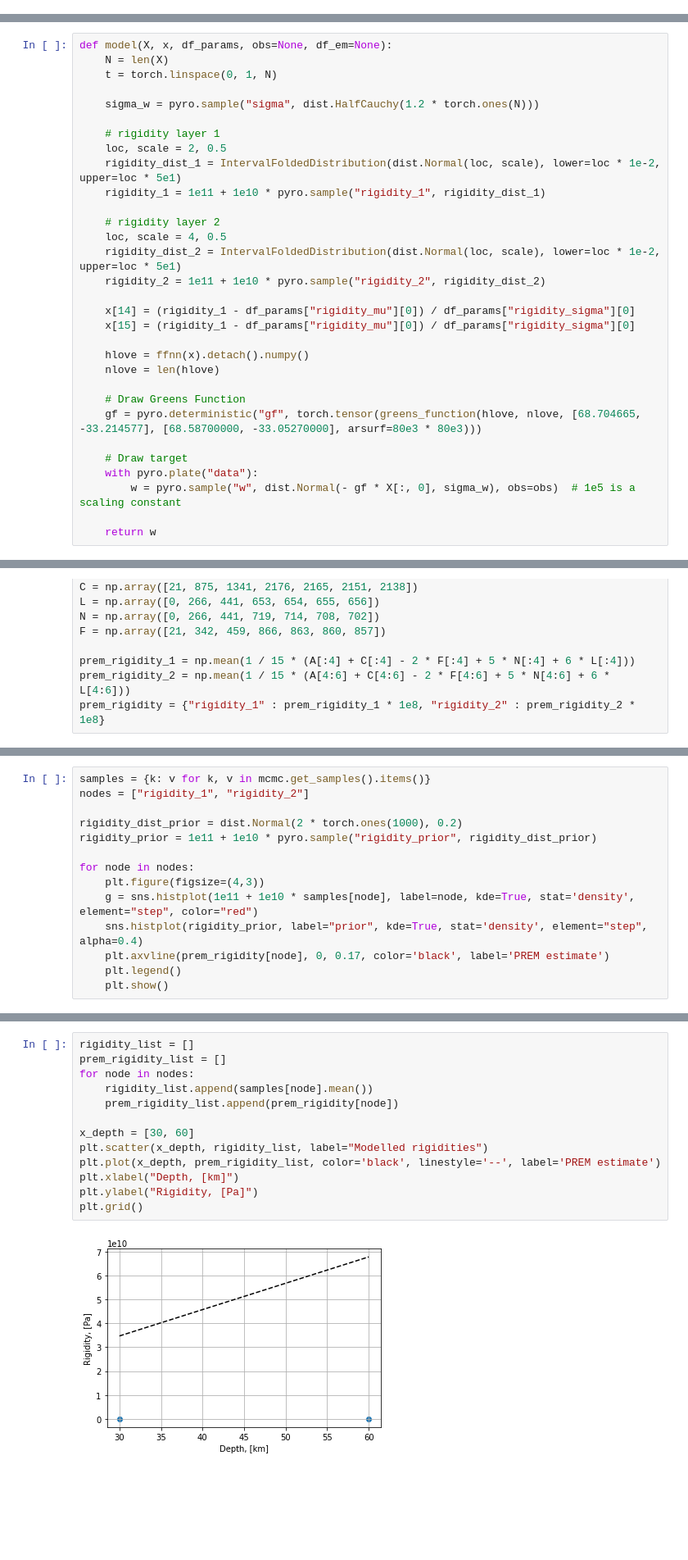
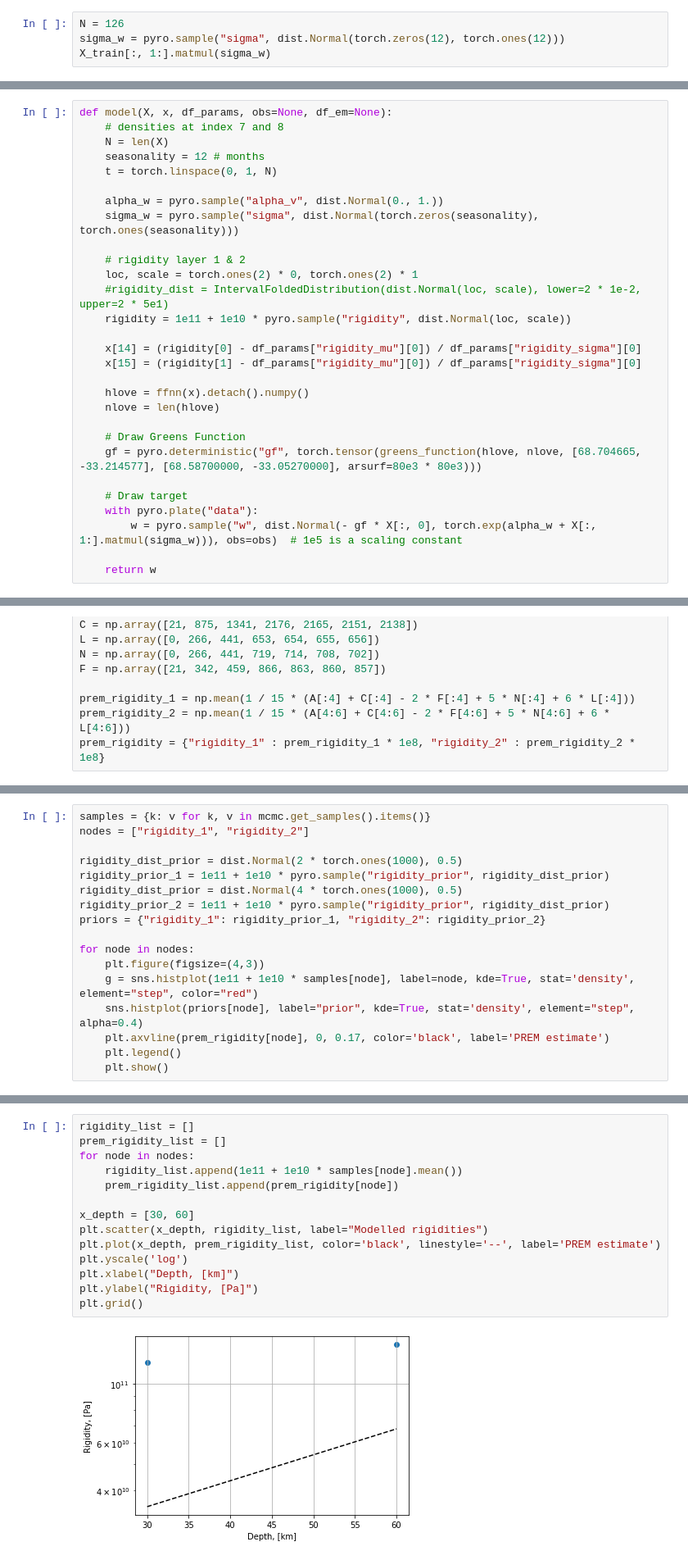
Before and after one commit to eyhl/premis, a Jupyter notebook: notebooks/model_pipeline.ipynb, the cells around one changed output, grey strips where cells are left out. Shown at 82% size. Drawn from its saved outputs; the diff is of its cells as text; blank space fills up the shorter version.

Commit message:
sigma_w

```diff
--- a/notebooks/model_pipeline.ipynb
+++ b/notebooks/model_pipeline.ipynb
@@ -106,3 +106,7 @@ FFNN(
   (out_layer): Linear(in_features=200, out_features=258, bias=True)
   (relu): ReLU()
 )
+# %%
+N = 126
+sigma_w = pyro.sample("sigma", dist.Normal(torch.zeros(12), torch.ones(12)))
+X_train[:, 1:].matmul(sigma_w)
@@ -109,22 +142,20 @@ FFNN(
 # %%
 def model(X, x, df_params, obs=None, df_em=None):
+    # densities at index 7 and 8
     N = len(X)
+    seasonality = 12 # months
     t = torch.linspace(0, 1, N)
 
-    sigma_w = pyro.sample("sigma", dist.HalfCauchy(1.2 * torch.ones(N)))
+    alpha_w = pyro.sample("alpha_v", dist.Normal(0., 1.))
+    sigma_w = pyro.sample("sigma", dist.Normal(torch.zeros(seasonality), torch.ones(seasonality)))
 
-    # rigidity layer 1
-    loc, scale = 2, 0.5
-    rigidity_dist_1 = IntervalFoldedDistribution(dist.Normal(loc, scale), lower=loc * 1e-2, upper=loc * 5e1)
-    rigidity_1 = 1e11 + 1e10 * pyro.sample("rigidity_1", rigidity_dist_1)
+    # rigidity layer 1 & 2
+    loc, scale = torch.ones(2) * 0, torch.ones(2) * 1
+    #rigidity_dist = IntervalFoldedDistribution(dist.Normal(loc, scale), lower=2 * 1e-2, upper=2 * 5e1)
+    rigidity = 1e11 + 1e10 * pyro.sample("rigidity", dist.Normal(loc, scale))
 
-    # rigidity layer 2
-    loc, scale = 4, 0.5
-    rigidity_dist_2 = IntervalFoldedDistribution(dist.Normal(loc, scale), lower=loc * 1e-2, upper=loc * 5e1)
-    rigidity_2 = 1e11 + 1e10 * pyro.sample("rigidity_2", rigidity_dist_2)
-
-    x[14] = (rigidity_1 - df_params["rigidity_mu"][0]) / df_params["rigidity_sigma"][0]
-    x[15] = (rigidity_1 - df_params["rigidity_mu"][0]) / df_params["rigidity_sigma"][0]
+    x[14] = (rigidity[0] - df_params["rigidity_mu"][0]) / df_params["rigidity_sigma"][0]
+    x[15] = (rigidity[1] - df_params["rigidity_mu"][0]) / df_params["rigidity_sigma"][0]
 
     hlove = ffnn(x).detach().numpy()
     nlove = len(hlove)
@@ -134,7 +165,7 @@ def model(X, x, df_params, obs=None, df_em=None):
 
     # Draw target
     with pyro.plate("data"):
-        w = pyro.sample("w", dist.Normal(- gf * X[:, 0], sigma_w), obs=obs)  # 1e5 is a scaling constant
+        w = pyro.sample("w", dist.Normal(- gf * X[:, 0], torch.exp(alpha_w + X[:, 1:].matmul(sigma_w))), obs=obs)  # 1e5 is a scaling constant
 
     return w
 # %%
@@ -184,13 +240,16 @@ prem_rigidity = {"rigidity_1" : prem_rigidity_1 * 1e8, "rigidity_2" : prem_rigid
 samples = {k: v for k, v in mcmc.get_samples().items()}
 nodes = ["rigidity_1", "rigidity_2"]
 
-rigidity_dist_prior = dist.Normal(2 * torch.ones(1000), 0.2)
-rigidity_prior = 1e11 + 1e10 * pyro.sample("rigidity_prior", rigidity_dist_prior)
+rigidity_dist_prior = dist.Normal(2 * torch.ones(1000), 0.5)
+rigidity_prior_1 = 1e11 + 1e10 * pyro.sample("rigidity_prior", rigidity_dist_prior)
+rigidity_dist_prior = dist.Normal(4 * torch.ones(1000), 0.5)
+rigidity_prior_2 = 1e11 + 1e10 * pyro.sample("rigidity_prior", rigidity_dist_prior)
+priors = {"rigidity_1": rigidity_prior_1, "rigidity_2": rigidity_prior_2}
 
 for node in nodes:
     plt.figure(figsize=(4,3))
     g = sns.histplot(1e11 + 1e10 * samples[node], label=node, kde=True, stat='density', element="step", color="red")
-    sns.histplot(rigidity_prior, label="prior", kde=True, stat='density', element="step", alpha=0.4)
+    sns.histplot(priors[node], label="prior", kde=True, stat='density', element="step", alpha=0.4)
     plt.axvline(prem_rigidity[node], 0, 0.17, color='black', label='PREM estimate')
     plt.legend()
     plt.show()
@@ -200,18 +259,19 @@ for node in nodes:
 # %%
 rigidity_list = []
 prem_rigidity_list = []
 for node in nodes:
-    rigidity_list.append(samples[node].mean())
+    rigidity_list.append(1e11 + 1e10 * samples[node].mean())
     prem_rigidity_list.append(prem_rigidity[node])
 
 x_depth = [30, 60]
 plt.scatter(x_depth, rigidity_list, label="Modelled rigidities")
 plt.plot(x_depth, prem_rigidity_list, color='black', linestyle='--', label='PREM estimate')
+plt.yscale('log')
 plt.xlabel("Depth, [km]")
 plt.ylabel("Rigidity, [Pa]")
 plt.grid()
 # %% [output]
-[figure, old version]
+[figure, new version]
 # %% [markdown]
 ### Compare to observations
 # %%
```
Also changed, not shown: parts of 9 cells of this notebook, 1 other file.
